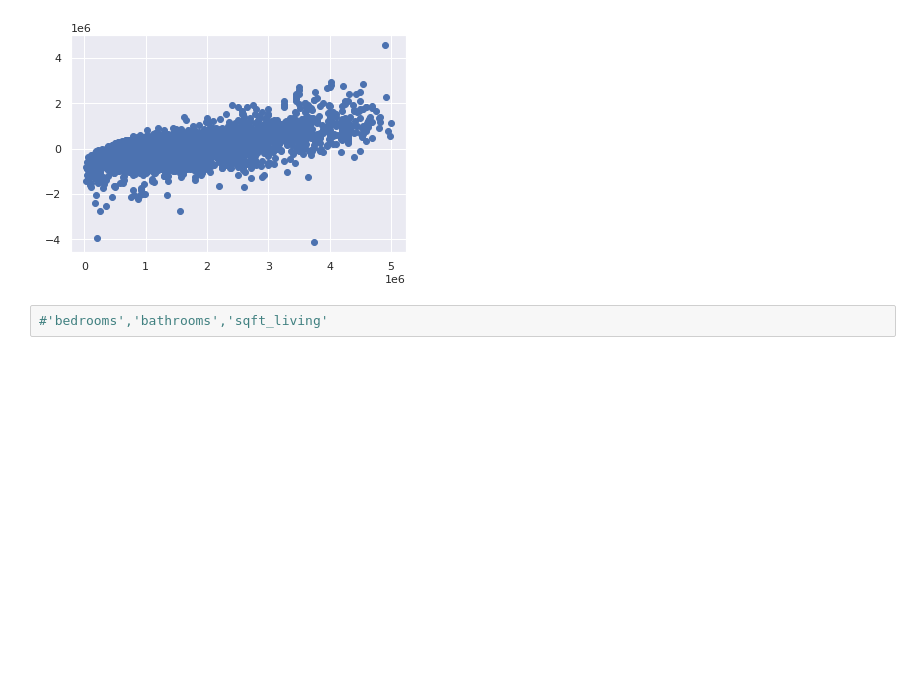
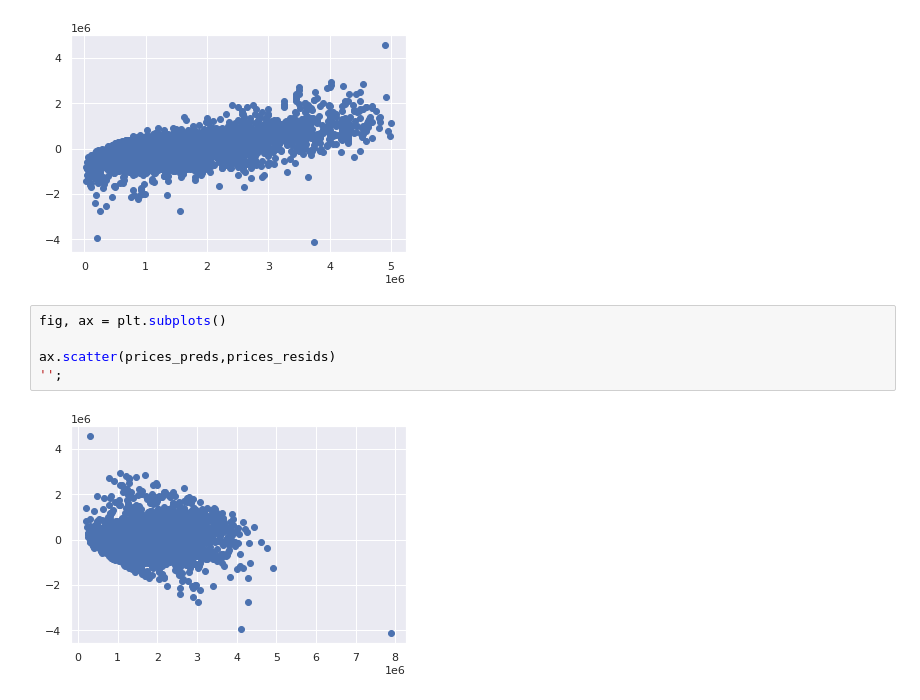
Before and after one commit to ParkedHampster/Modeled_Homes-Phase_2, a Jupyter notebook: index.ipynb, the cells around one changed output. Cells and saved outputs as stored; diff of their text form; blank space fills up the shorter version.

```diff
--- a/index.ipynb
+++ b/index.ipynb
@@ -840,5 +845,10 @@ ax.scatter(y,prices_resids)
 '';
 # %% [output]
 [figure]
-# %%
-#'bedrooms','bathrooms','sqft_living'
+# %%
+fig, ax = plt.subplots()
+
+ax.scatter(prices_preds,prices_resids)
+'';
+# %% [output]
+[figure, added]
```
Also changed, not shown: parts of 16 cells of this notebook.
